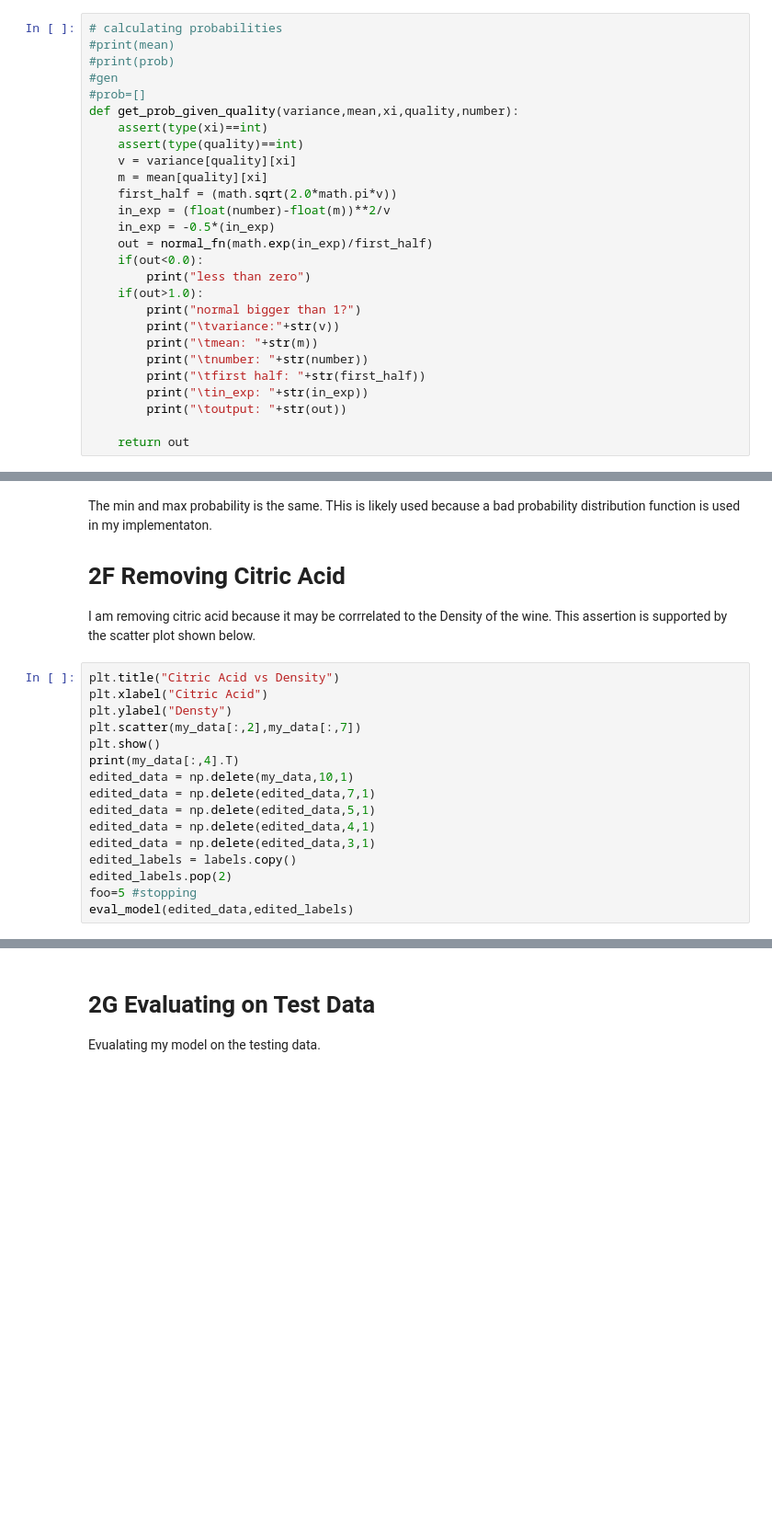
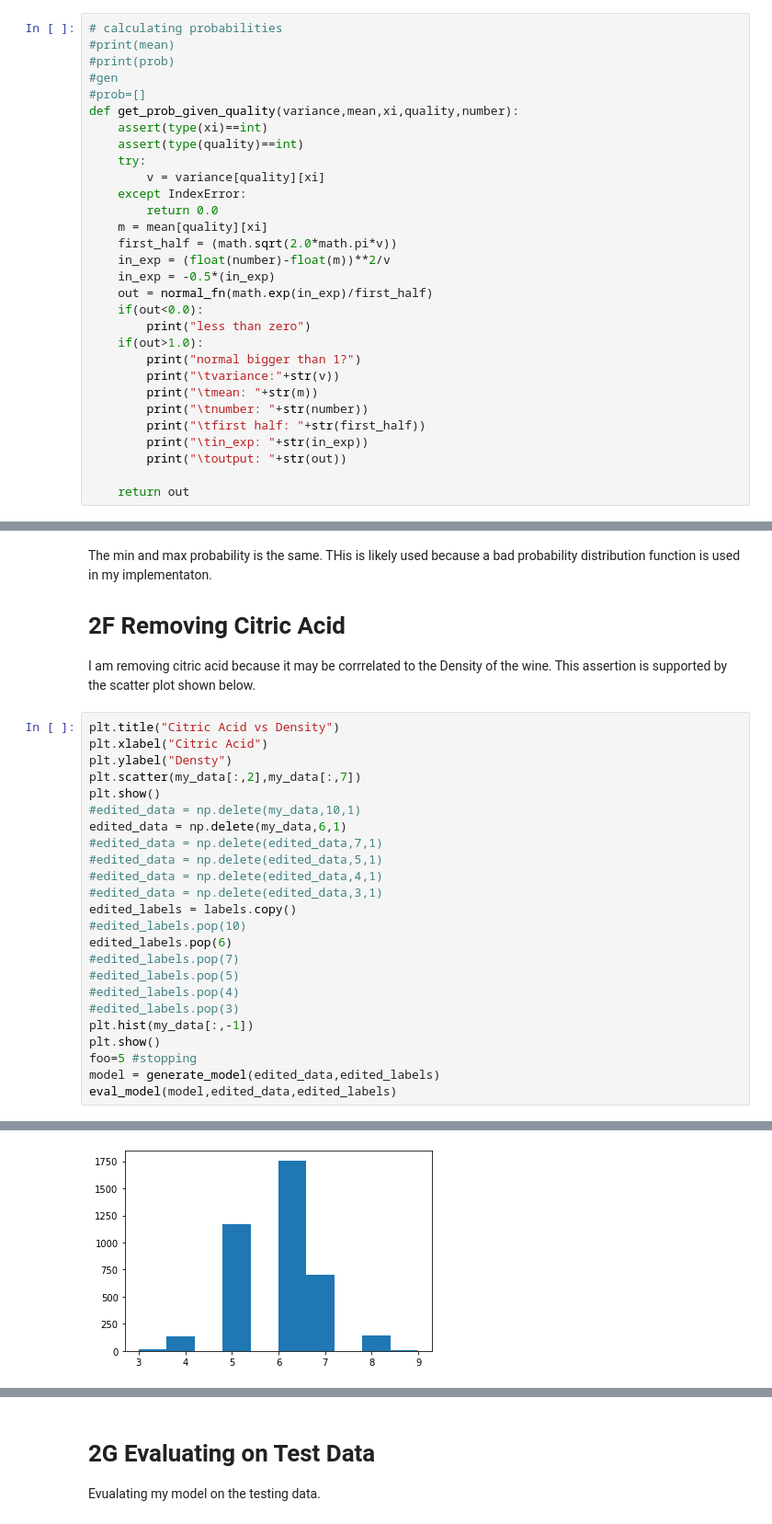
Before and after one commit to scifi6546/cs480-ml, a Jupyter notebook: 0/Assignment 1 DTS.ipynb, the cells around one changed output, grey strips where cells are left out. Shown at 92% size. Saved outputs shown, nothing was run; the diff lists cells and outputs as text; blank space fills up the shorter version.

```diff
--- a/0/Assignment 1 DTS.ipynb
+++ b/0/Assignment 1 DTS.ipynb
@@ -355,7 +367,10 @@ def run_on_data(data,fn):
 def get_prob_given_quality(variance,mean,xi,quality,number):
     assert(type(xi)==int)
     assert(type(quality)==int)
-    v = variance[quality][xi]
+    try:
+        v = variance[quality][xi]
+    except IndexError:
+        return 0.0
     m = mean[quality][xi]
     first_half = (math.sqrt(2.0*math.pi*v))
     in_exp = (float(number)-float(m))**2/v
@@ -520,18 +507,27 @@ I am removing citric acid because it may be corrrelated to the Density of the wi
 # %%
 plt.title("Citric Acid vs Density")
 plt.xlabel("Citric Acid")
 plt.ylabel("Densty")
 plt.scatter(my_data[:,2],my_data[:,7])
 plt.show()
-print(my_data[:,4].T)
-edited_data = np.delete(my_data,10,1)
-edited_data = np.delete(edited_data,7,1)
-edited_data = np.delete(edited_data,5,1)
-edited_data = np.delete(edited_data,4,1)
-edited_data = np.delete(edited_data,3,1)
+#edited_data = np.delete(my_data,10,1)
+edited_data = np.delete(my_data,6,1)
+#edited_data = np.delete(edited_data,7,1)
+#edited_data = np.delete(edited_data,5,1)
+#edited_data = np.delete(edited_data,4,1)
+#edited_data = np.delete(edited_data,3,1)
 edited_labels = labels.copy()
-edited_labels.pop(2)
+#edited_labels.pop(10)
+edited_labels.pop(6)
+#edited_labels.pop(7)
+#edited_labels.pop(5)
+#edited_labels.pop(4)
+#edited_labels.pop(3)
+plt.hist(my_data[:,-1])
+plt.show()
 foo=5 #stopping
-eval_model(edited_data,edited_labels)
+model = generate_model(edited_data,edited_labels)
+eval_model(model,edited_data,edited_labels)
 # %% [output]
 [figure]
+[figure, added]
```
Also changed, not shown: parts of 6 cells of this notebook.
